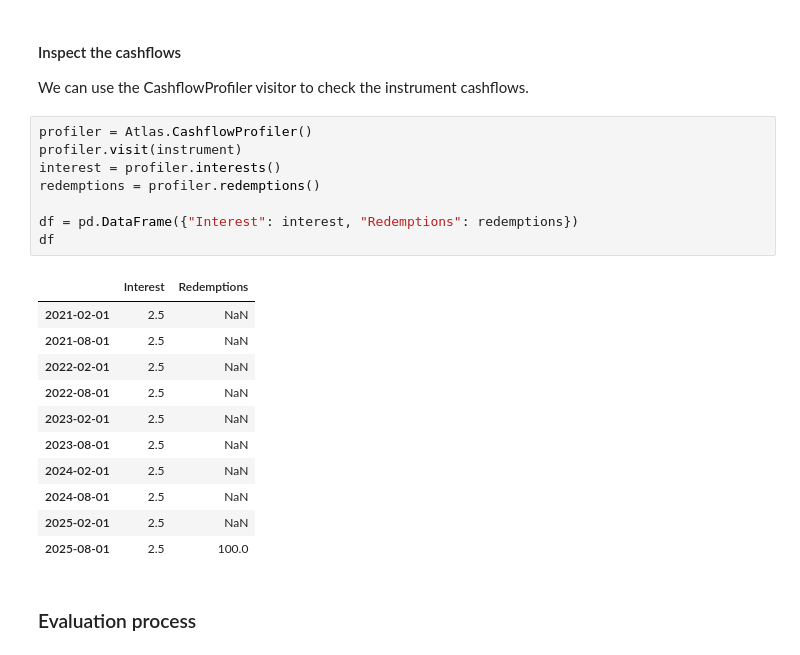
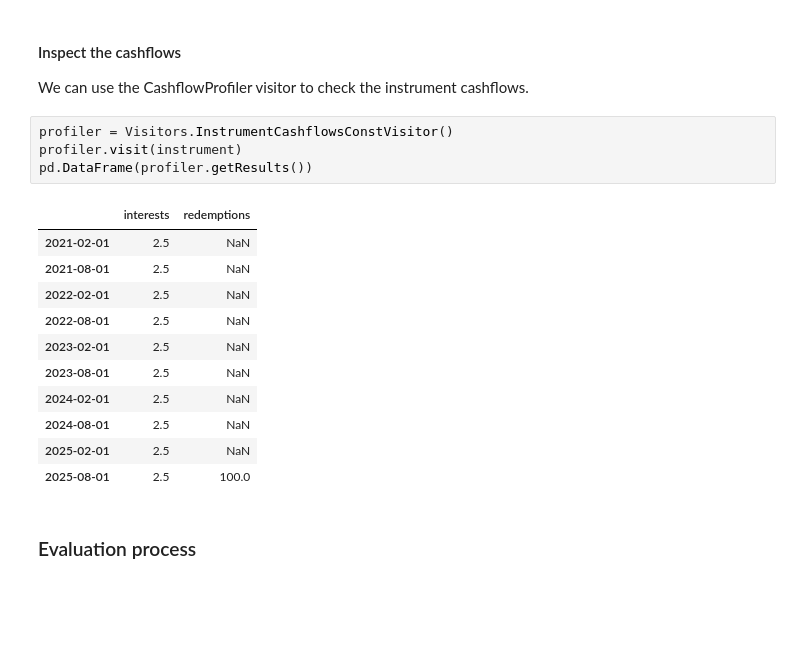
Before and after one commit to jmelo11/atlas, a Jupyter notebook: python/notebooks/pricingExampleNoAD.ipynb, the cells around one changed output. Saved outputs shown, nothing was run; the diff lists cells and outputs as text; blank space fills up the shorter version.

```diff
--- a/python/notebooks/pricingExampleNoAD.ipynb
+++ b/python/notebooks/pricingExampleNoAD.ipynb
@@ -60,26 +60,22 @@ instrument = Atlas.FixedRateBulletInstrument(startDate, endDate, paymentFrequenc
 # %% [markdown]
 #### Inspect the cashflows
 We can use the CashflowProfiler visitor to check the instrument cashflows.
-# %%
-profiler = Atlas.CashflowProfiler()
-profiler.visit(instrument)
-interest = profiler.interests()
-redemptions = profiler.redemptions()
-
-df = pd.DataFrame({"Interest": interest, "Redemptions": redemptions})
-df
-# %% [output]
-|  | Interest | Redemptions |
-| 2021-02-01 | 2.5 | NaN |
-| 2021-08-01 | 2.5 | NaN |
-| 2022-02-01 | 2.5 | NaN |
-| 2022-08-01 | 2.5 | NaN |
-| 2023-02-01 | 2.5 | NaN |
-| 2023-08-01 | 2.5 | NaN |
-| 2024-02-01 | 2.5 | NaN |
-| 2024-08-01 | 2.5 | NaN |
-| 2025-02-01 | 2.5 | NaN |
-| 2025-08-01 | 2.5 | 100.0 |
+# %%
+profiler = Visitors.InstrumentCashflowsConstVisitor()
+profiler.visit(instrument)
+pd.DataFrame(profiler.getResults())
+# %% [output]
+|  | interests | redemptions |
+| 2021-02-01 | 2.5 | NaN |
+| 2021-08-01 | 2.5 | NaN |
+| 2022-02-01 | 2.5 | NaN |
+| 2022-08-01 | 2.5 | NaN |
+| 2023-02-01 | 2.5 | NaN |
+| 2023-08-01 | 2.5 | NaN |
+| 2024-02-01 | 2.5 | NaN |
+| 2024-08-01 | 2.5 | NaN |
+| 2025-02-01 | 2.5 | NaN |
+| 2025-08-01 | 2.5 | 100.0 |
 # %% [markdown]
 ### Evaluation process
 # %% [markdown]
```
Also changed, not shown: parts of 1 cell of this notebook, 4 other files.
